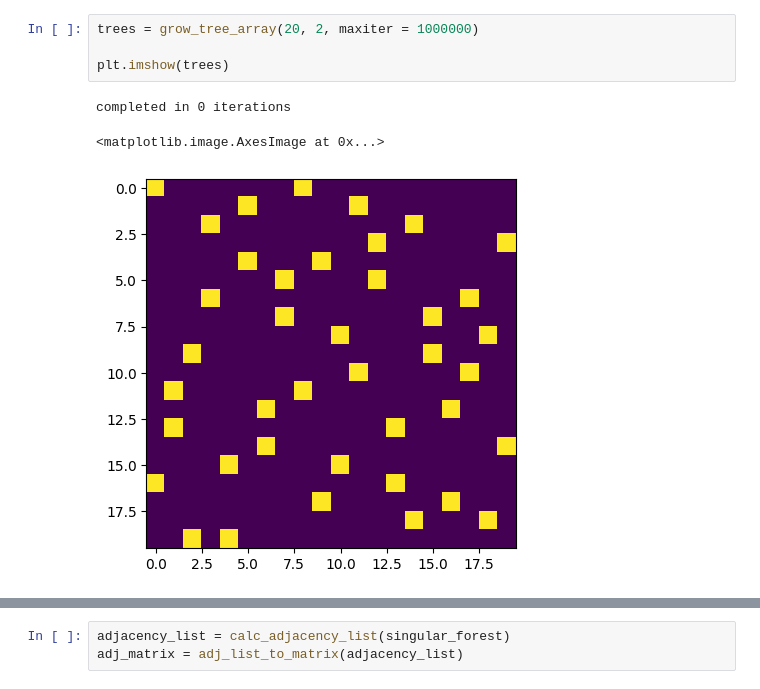
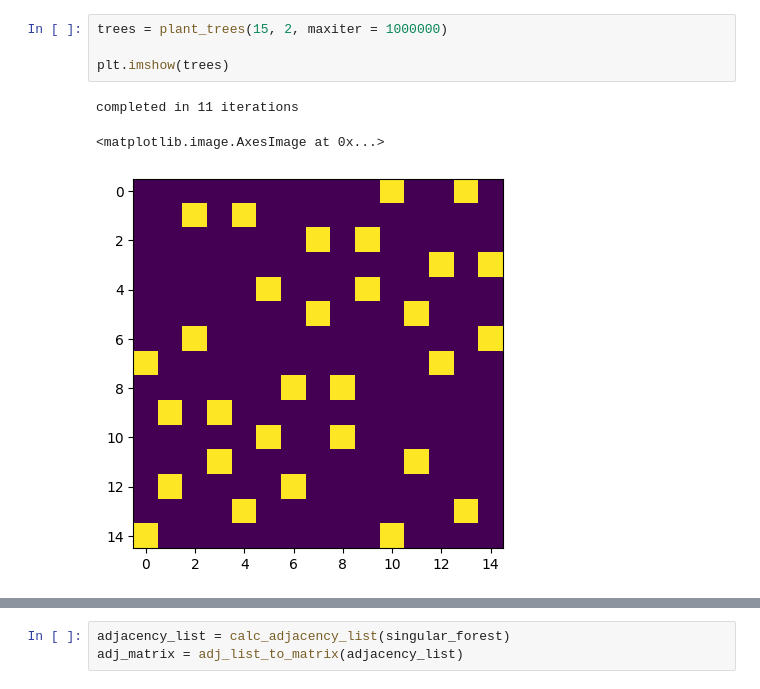
Before and after one commit to trevor-chan/n-trees, a Jupyter notebook: generator.ipynb, the cells around one changed output, grey strips where cells are left out. Cells and saved outputs as stored; diff of their text form.

```diff
--- a/generator.ipynb
+++ b/generator.ipynb
@@ -411,11 +39,11 @@ def plot_forest(forest, trees, solution = False, cmap='tab20b'):
 # %%
-trees = grow_tree_array(20, 2, maxiter = 1000000)
+trees = plant_trees(15, 2, maxiter = 1000000)
 
 plt.imshow(trees)
 # %% [output]
-completed in 0 iterations
+completed in 11 iterations
 <matplotlib.image.AxesImage at 0x...>
-[figure, old version]
+[figure, new version]
 # %%
 singular_forest = generate_singular_forest(trees)
 plt.imshow(singular_forest)
```
Also changed, not shown: parts of 26 cells of this notebook, 2 other files.
